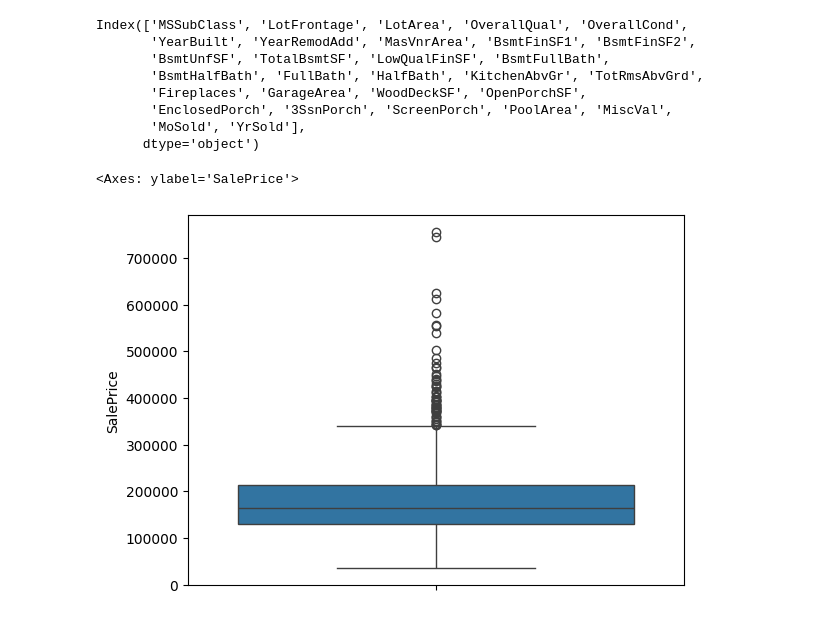
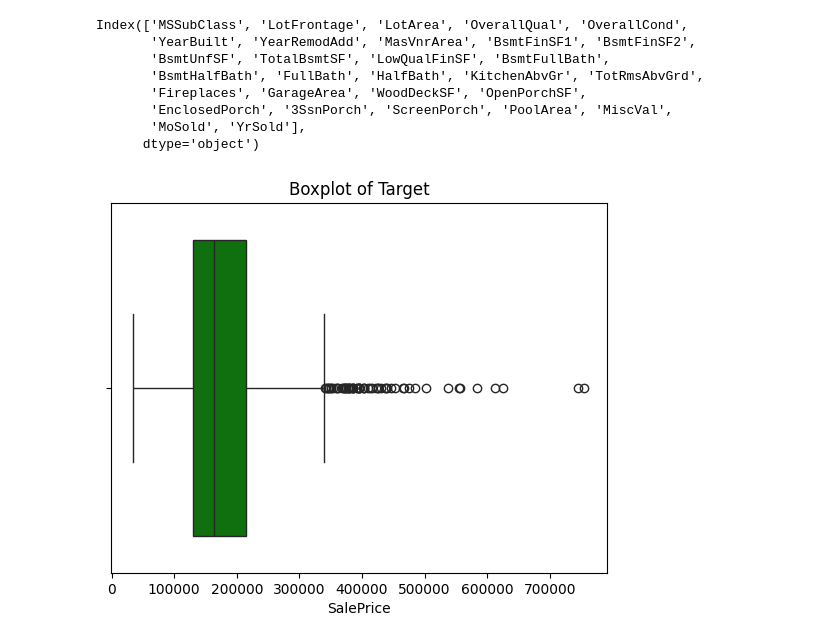
Before and after one commit to pabrokim/house-prices, a Jupyter notebook: house.ipynb, the cells around one changed output. Drawn from its saved outputs; the diff is of its cells as text; code cells hidden in the pictures.

Commit message:
Boxplot

```diff
--- a/house.ipynb
+++ b/house.ipynb
@@ -87,8 +87,8 @@ Index(['MSSubClass', 'LotFrontage', 'LotArea', 'OverallQual', 'OverallCond',
 # %%
 #target
 sale = df['SalePrice']
 #sale.plot(kind='box')
-sns.boxplot(sale, orient='horizontal')
+sns.boxplot(sale, orient='h', color='g')
+plt.title('Boxplot of Target');
 # %% [output]
-<Axes: ylabel='SalePrice'>
-[figure, old version]
+[figure, new version]
```
